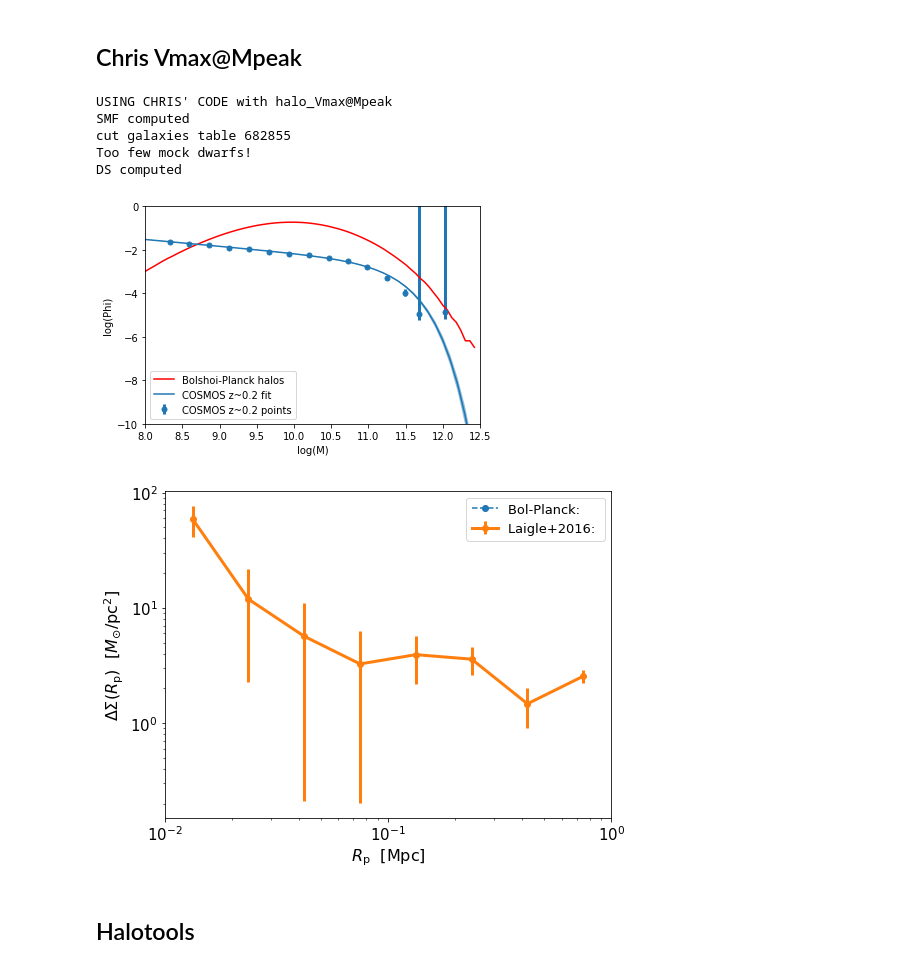
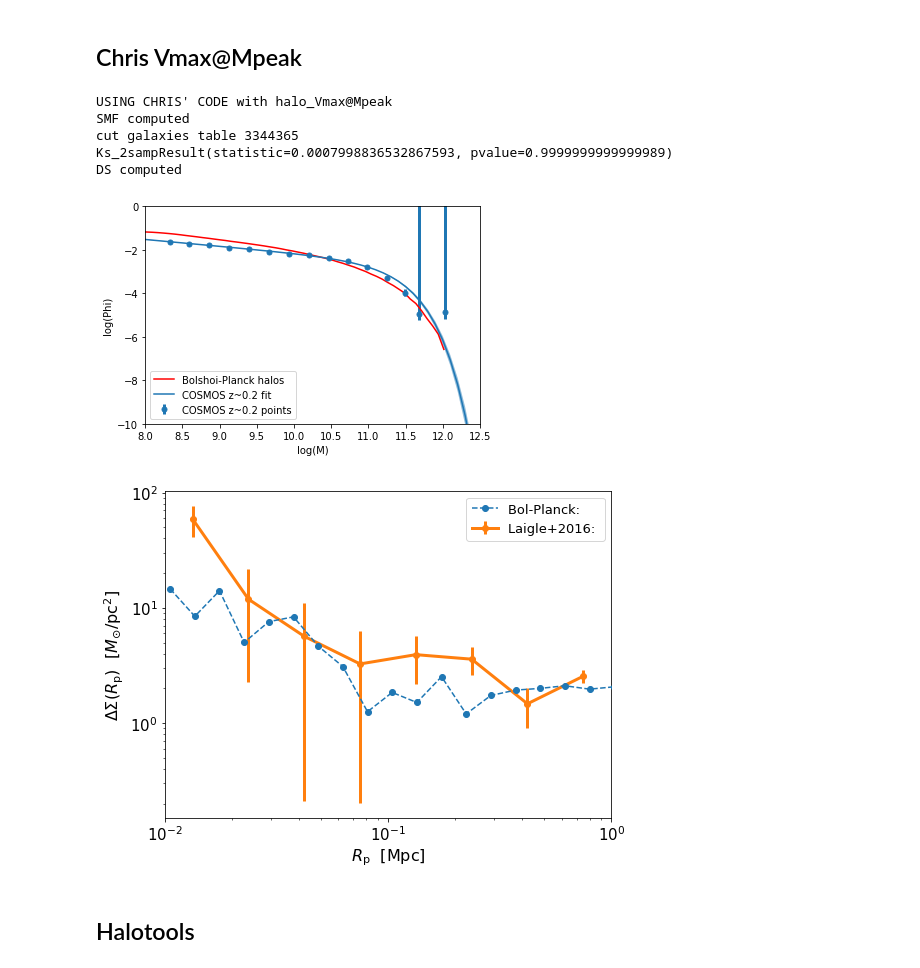
Before and after one commit to f-ardila/dwarf_lensing, a Jupyter notebook: halotools_vs_chris.ipynb, the cells around one changed output. Saved outputs shown, nothing was run; the diff lists cells and outputs as text; code cells hidden in the pictures.

```diff
--- a/halotools_vs_chris.ipynb
+++ b/halotools_vs_chris.ipynb
@@ -163,20 +161,20 @@ DS computed
 # %% [markdown]
 ## Chris Vmax@Mpeak
 # %%
-Vmax_params = [0.4,0.2, 2.4, 10.91, 0.45, 0.3, 0.2]
+Vmax_params = [0.1,0.1, 2.5, 10.9, 0.1, 0.3, 0.1]
 chris_stellar_masses = get_chris_stellar_masses(Vmax_params, config, sim_data)
 
 config['sim_mass_x_field'] = 'halo_Vmax@Mpeak'
 config['sim_halotools'] = False
 plot_from_params(Vmax_params, config, cosmos_data, sim_data)
 # %% [output]
 USING CHRIS' CODE with halo_Vmax@Mpeak
 SMF computed
-cut galaxies table 682855
-Too few mock dwarfs!
+cut galaxies table 3344365
+Ks_2sampResult(statistic=0.0007998836532867593, pvalue=0.9999999999999989)
 DS computed
-[figure, old version]
+[figure, new version]
-[figure, old version]
+[figure, new version]
 # %% [markdown]
 ## Halotools
 # %%
```
Also changed, not shown: parts of 5 cells of this notebook, 1 other file.
